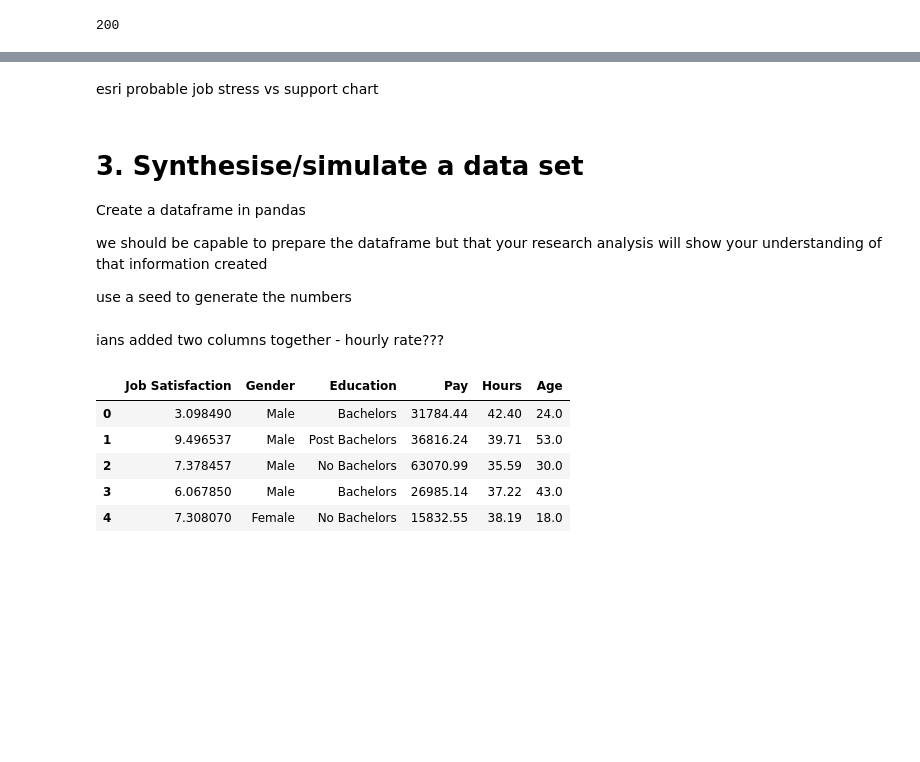
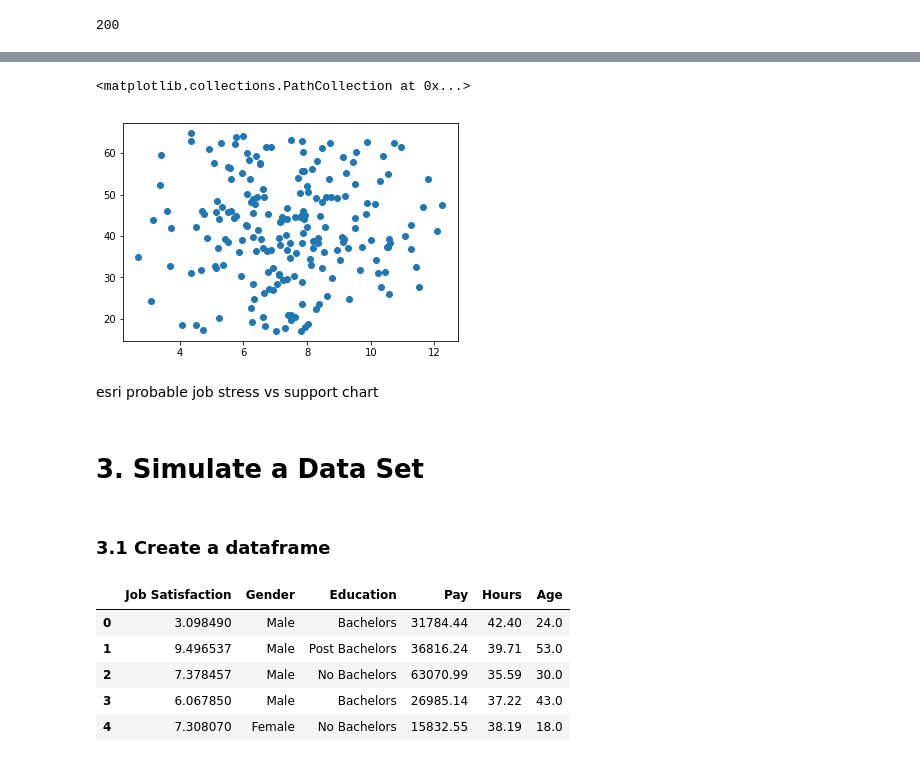
Before and after one commit to orlaith17/Project-Programming-DA, a Jupyter notebook: Happiness at Work.ipynb, the cells around one changed output, grey strips where cells are left out. Drawn from its saved outputs; the diff is of its cells as text; code cells hidden in the pictures; blank space fills up the shorter version.

```diff
--- a/Happiness at Work.ipynb
+++ b/Happiness at Work.ipynb
@@ -374,14 +391,14 @@ Size of office may be capable of offering more benefits to its employees but als
+# %%
+# pay vs hours, no correlation
+plt.scatter(job,age)
+# %% [output]
+<matplotlib.collections.PathCollection at 0x...>
+[figure, added]
 # %% [markdown]
 esri probable job stress vs support chart
-# %% [markdown]
-# 3. Synthesise/simulate a data set
-
-Create a dataframe in pandas
-
-we should be capable to prepare the dataframe but that your research analysis will show your understanding of that information created
-
-use a seed to generate the numbers
-# %% [markdown]
-ians added two columns together - hourly rate???
+# %% [markdown]
+# 3. Simulate a Data Set
+# %% [markdown]
+### 3.1 Create a dataframe
 # %%
 #Create dataframe with all the data randomly generated
```
Also changed, not shown: parts of 41 cells of this notebook.
